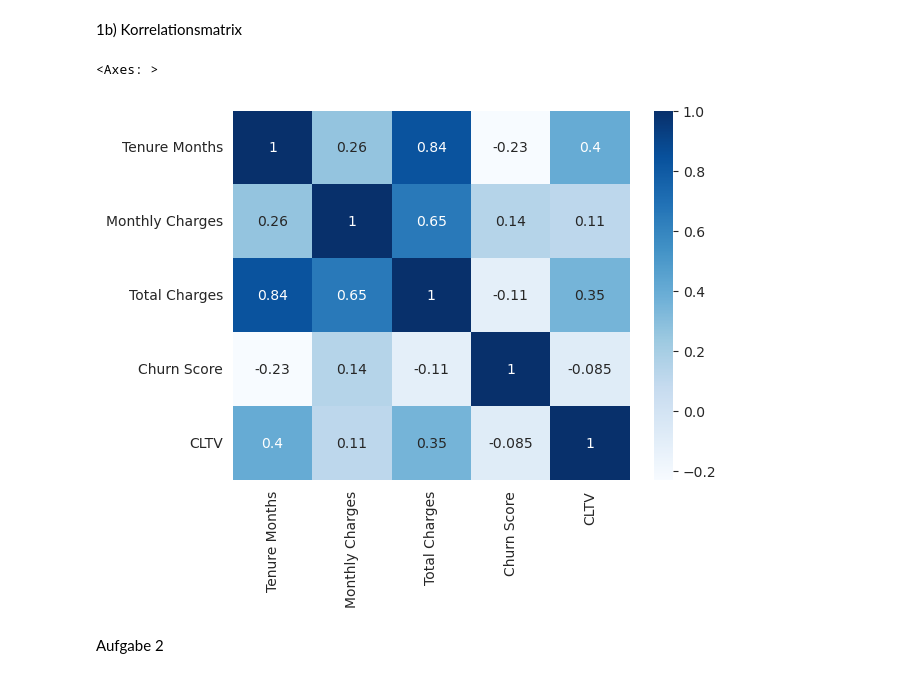
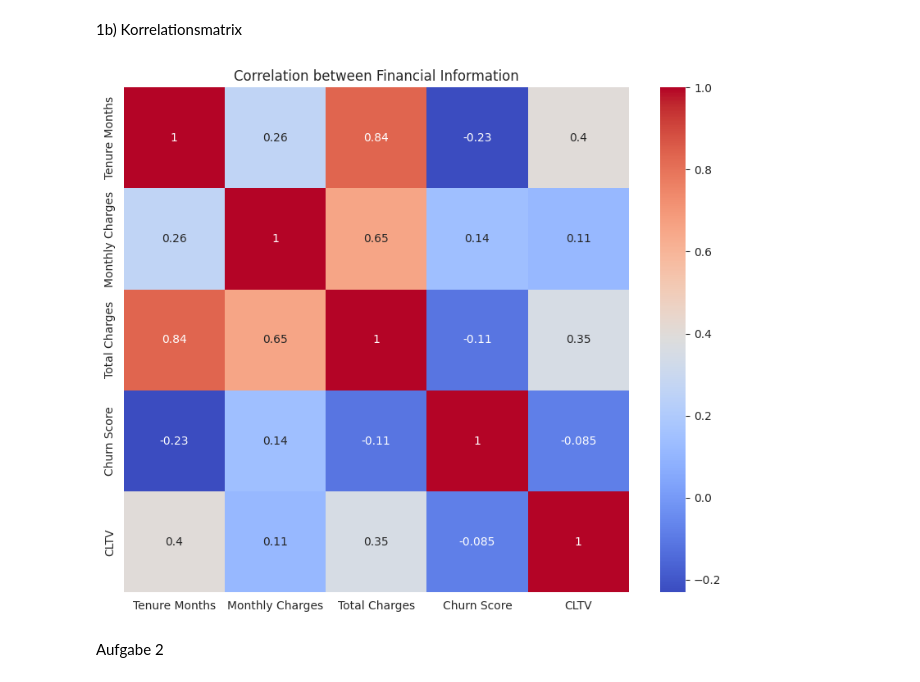
Before and after one commit to LaurinL36/Portfolio1, a Jupyter notebook: sample.ipynb, the cells around one changed output. Drawn from its saved outputs; the diff is of its cells as text; code cells hidden in the pictures.

```diff
--- a/sample.ipynb
+++ b/sample.ipynb
@@ -88,11 +111,12 @@ array([[<Axes: title={'center': 'Tenure Months'}>,
 # %% [markdown]
 1b) Korrelationsmatrix
-# %%
-
-corr = dfcorr.corr(numeric_only=True)
-sb.heatmap(corr, cmap="Blues", annot=True)
-# %% [output]
-<Axes: >
-[figure, removed]
+# %%
+financial_info = df[['Tenure Months','Monthly Charges', 'Total Charges', 'Churn Score', 'CLTV']]
+plt.figure(figsize=(10, 8))
+sb.heatmap(financial_info.corr(), annot= True, cmap='coolwarm', square=True)
+plt.title('Correlation between Financial Information')
+plt.show()
+# %% [output]
+[figure, added]
 # %% [markdown]
 Aufgabe 2
```
Also changed, not shown: parts of 23 cells of this notebook.
